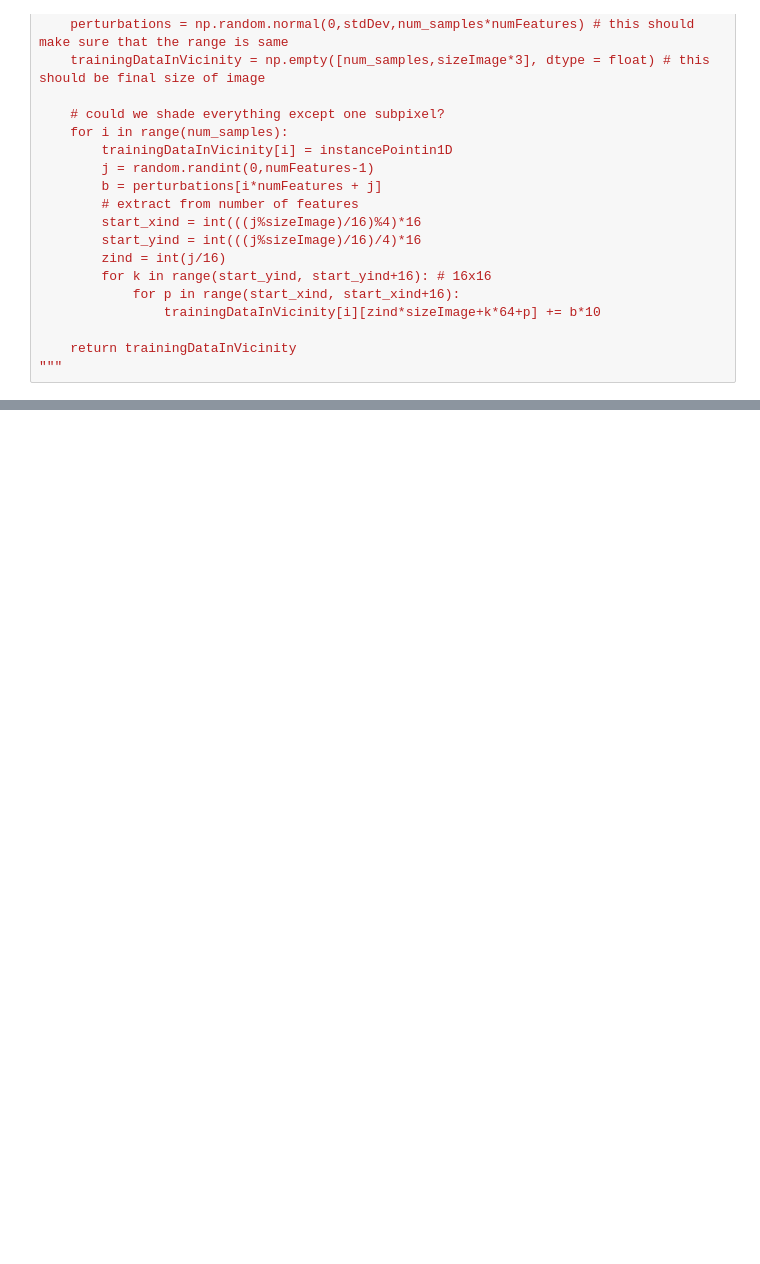
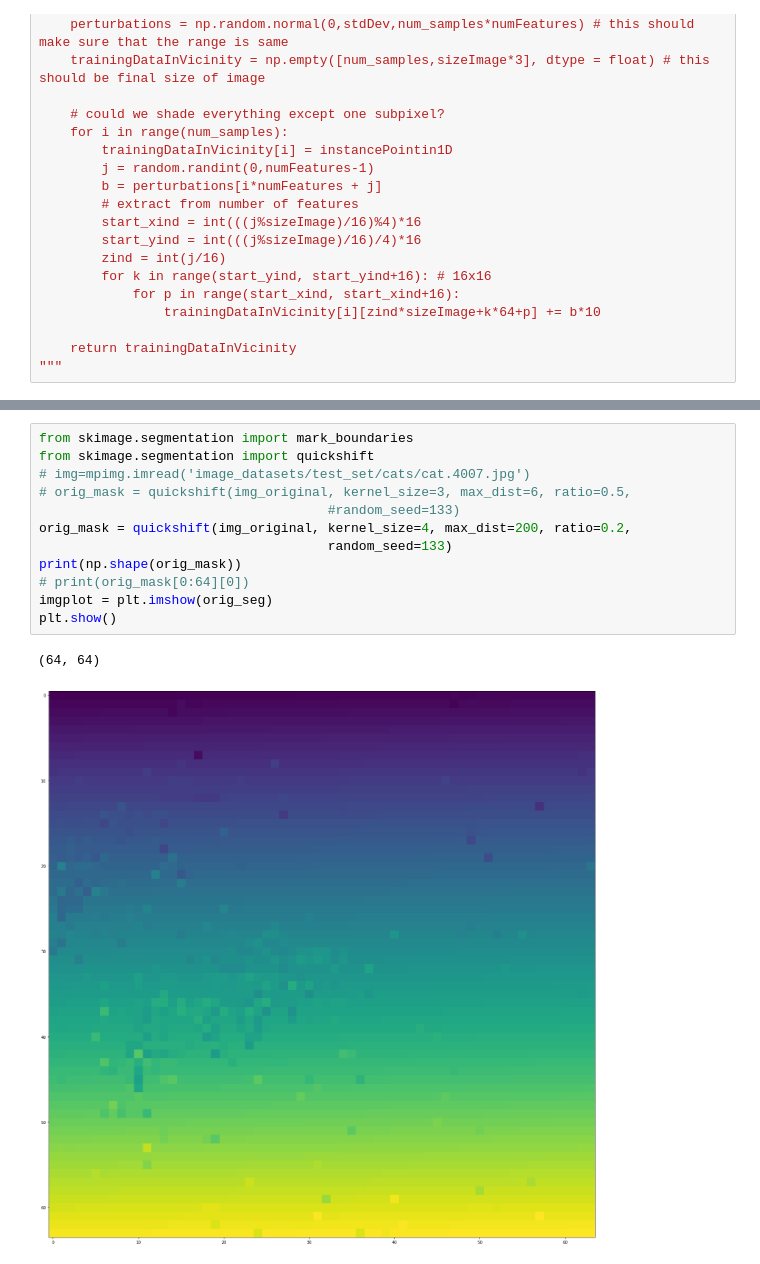
Before and after one commit to akshayutture/lime, a Jupyter notebook: knn_image_demo.ipynb, the cells around one changed output, grey strips where cells are left out. Cells and saved outputs as stored; diff of their text form; blank space fills up the shorter version.

```diff
--- a/knn_image_demo.ipynb
+++ b/knn_image_demo.ipynb
@@ -261,0 +267,15 @@ for i in range(5):
+# %%
+from skimage.segmentation import mark_boundaries
+from skimage.segmentation import quickshift
+# img=mpimg.imread('image_datasets/test_set/cats/cat.4007.jpg')
+# orig_mask = quickshift(img_original, kernel_size=3, max_dist=6, ratio=0.5,
+                                     #random_seed=133)
+orig_mask = quickshift(img_original, kernel_size=4, max_dist=200, ratio=0.2,
+                                     random_seed=133)
+print(np.shape(orig_mask))
+# print(orig_mask[0:64][0])
+imgplot = plt.imshow(orig_seg)
+plt.show()
+# %% [output]
+(64, 64)
+[figure, added]
```
Also changed, not shown: parts of 11 cells of this notebook.
